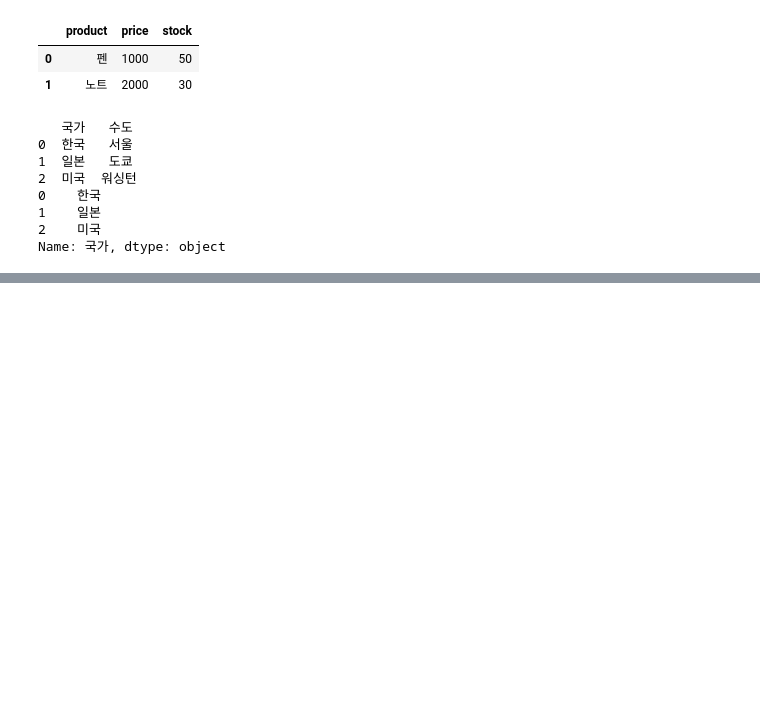
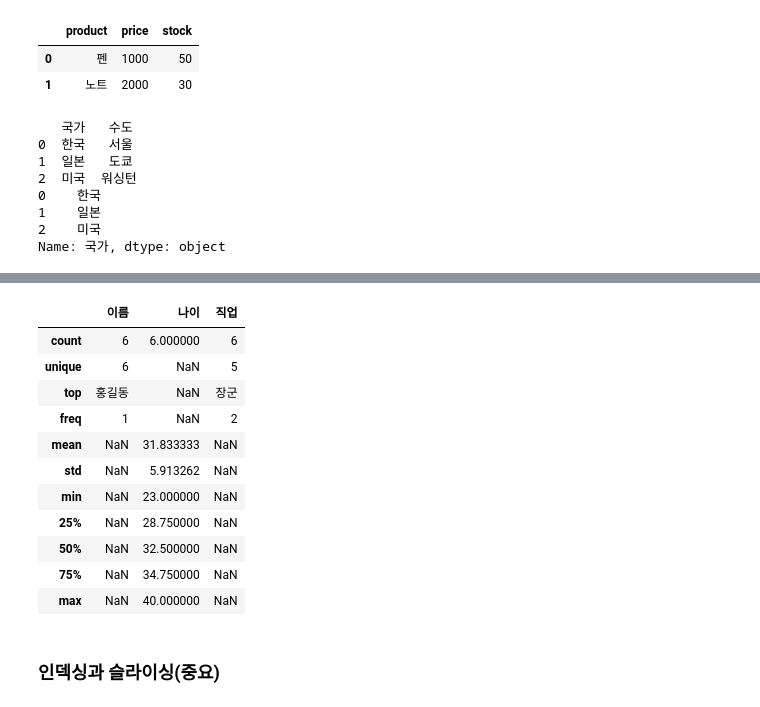
Before and after one commit to taehun96/python-library, a Jupyter notebook: notes/04_pandas(1).ipynb, the cells around one changed output, grey strips where cells are left out. Drawn from its saved outputs; the diff is of its cells as text; code cells hidden in the pictures; blank space fills up the shorter version.

```diff
--- a/notes/04_pandas(1).ipynb
+++ b/notes/04_pandas(1).ipynb
@@ -398,3 +398,11 @@ print(df['국가'])
 1    일본
 2    미국
 Name: 국가, dtype: object
+# %%
+# 데이터 탐색과 요약
+data = {
+    "이름": ["홍길동", "이순신", "김유신", "강감찬", "장보고", "이방원"],
+    "나이": [23, 35, 31, 40, 28, 34],
+    "직업": ["학생", "군인", "장군", "장군", "상인", "왕자"]
+}
+df = pd.DataFrame(data)
@@ -400,0 +442,23 @@ Name: 국가, dtype: object
+# %%
+# dscribe() 함수
+# 수치형 데이터: 평균, 표준편차, 최솟값/최댓값, 사분위수등 요약 통계값 제공
+# 문자열/범주형 데이터: 고유값 개수, 최빈값 등
+
+df.describe() # 기본적으로 수치형 컬럼만 요약
+df.describe(include="object") # 문자열 컬럼만 요약
+df.describe(include="all") # 모든 컬럼 요약
+# %% [output]
+|  | 이름 | 나이 | 직업 |
+| count | 6 | 6.000000 | 6 |
+| unique | 6 | NaN | 5 |
+| top | 홍길동 | NaN | 장군 |
+| freq | 1 | NaN | 2 |
+| mean | NaN | 31.833333 | NaN |
+| std | NaN | 5.913262 | NaN |
+| min | NaN | 23.000000 | NaN |
+| 25% | NaN | 28.750000 | NaN |
+| 50% | NaN | 32.500000 | NaN |
+| 75% | NaN | 34.750000 | NaN |
+| max | NaN | 40.000000 | NaN |
+# %% [markdown]
+### 인덱싱과 슬라이싱(중요)
```
Also changed, not shown: parts of 39 cells of this notebook.
